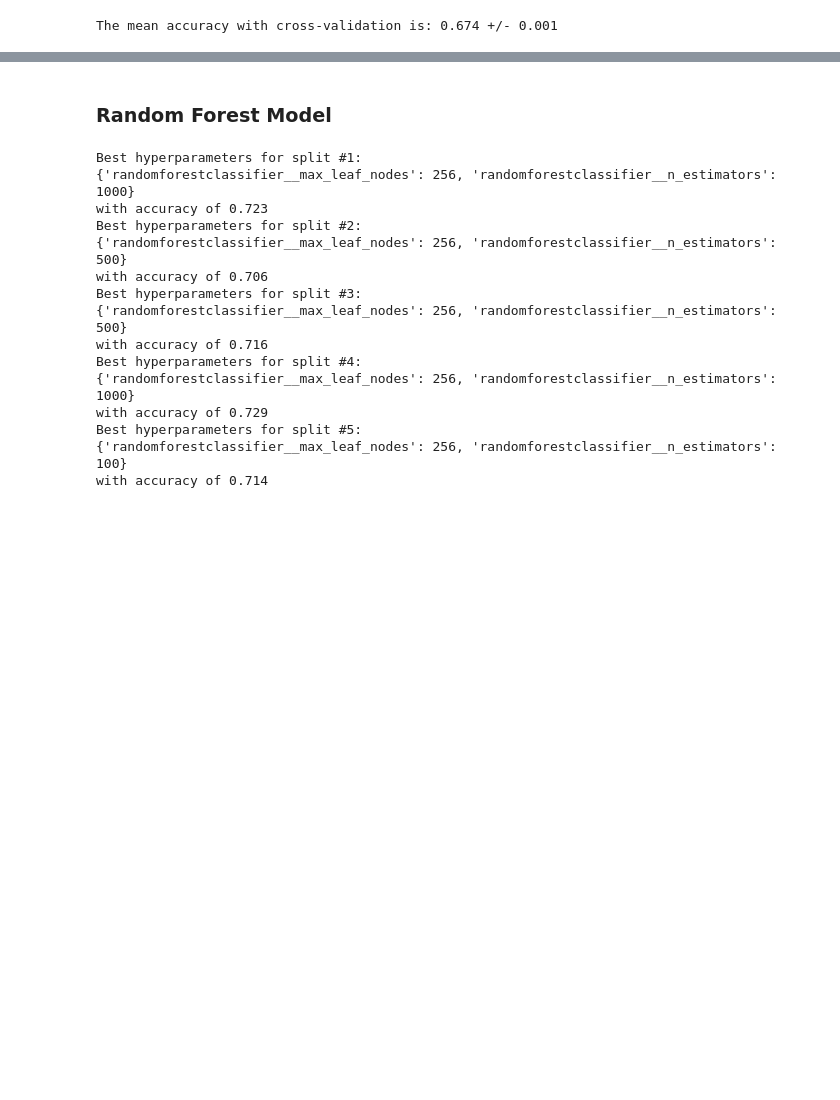
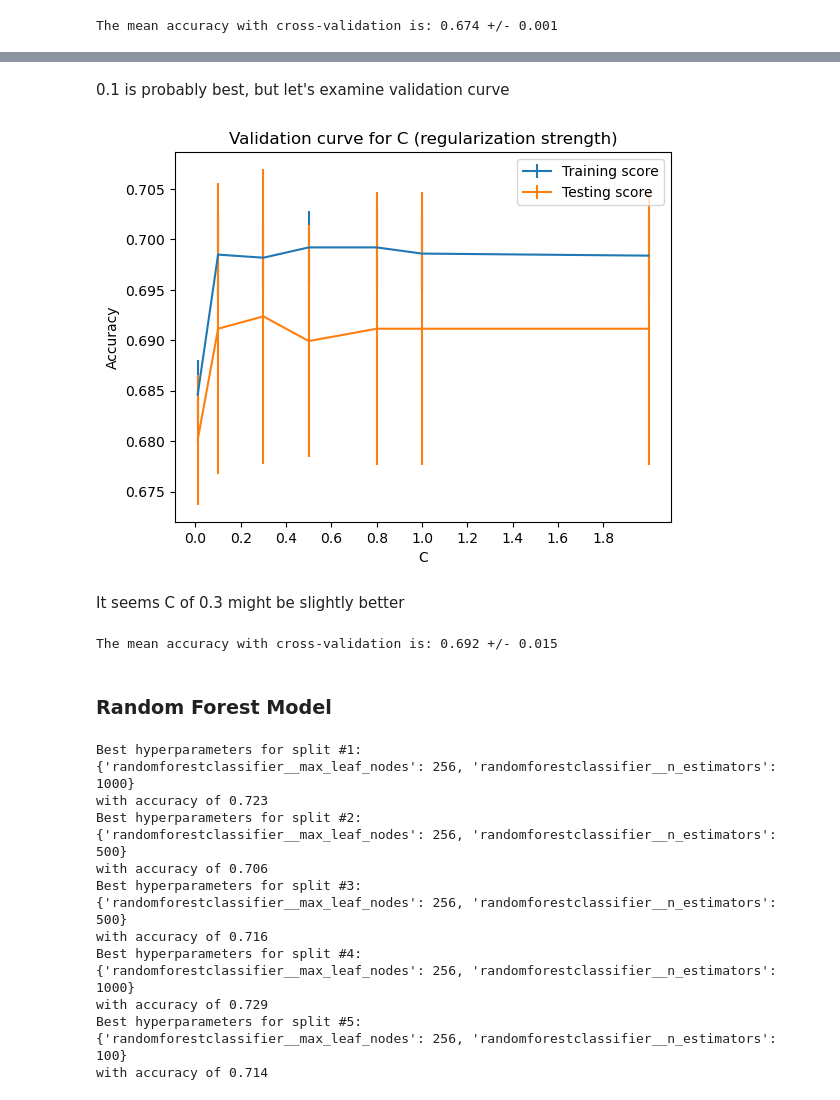
Before and after one commit to NRKako/machine_learning, a Jupyter notebook: self_harm.ipynb, the cells around one changed output, grey strips where cells are left out. Cells and saved outputs as stored; diff of their text form; code cells hidden in the pictures; blank space fills up the shorter version.

```diff
--- a/self_harm.ipynb
+++ b/self_harm.ipynb
@@ -467,0 +477,20 @@ The mean accuracy with cross-validation is: 0.674 +/- 0.001
+# %%
+# define preprocessor to encode categorical features and scale numeric features
+preprocessor = ColumnTransformer([
+    ('categorical', OneHotEncoder(handle_unknown = 'ignore'), categorical_columns),
+    ('numeric', StandardScaler(), numeric_columns)])
+# %%
+# hyperparameter tuning
+# define algorithm
+logreg = LogisticRegression(class_weight='balanced', random_state=0)
+
+# assemble steps into pipeline
+pipeline = make_pipeline(preprocessor, logreg)
+
+# hyperparameter values to try
+param_grid =  {
+    'logisticregression__C': [0.1, 0.5, 1, 2, 5, 10]}
+
+grid_search = GridSearchCV(pipeline, param_grid=param_grid, n_jobs=2)
+
+cv_results = cross_validate(grid_search, predictors, target, n_jobs=2, return_estimator=True)
@@ -467,0 +521,20 @@ The mean accuracy with cross-validation is: 0.674 +/- 0.001
+# %% [markdown]
+0.1 is probably best, but let's examine validation curve
+# %%
+# generate validation curve for n_estimators
+C_values = [0.01, 0.1, 0.3, 0.5, 0.8, 1, 2]
+train_scores, test_scores = validation_curve(
+    pipeline, predictors, target, param_name='logisticregression__C', param_range=C_values, scoring='accuracy', n_jobs=2)
+# %%
+# plot validation curve for n_estimators
+plt.errorbar(C_values, train_scores.mean(axis=1), yerr=train_scores.std(axis=1), label="Training score")
+plt.errorbar(C_values, test_scores.mean(axis=1), yerr=test_scores.std(axis=1), label="Testing score")
+plt.legend()
+plt.xticks(np.arange(0, 2, 0.2))
+plt.xlabel("C")
+plt.ylabel("Accuracy")
+_ = plt.title("Validation curve for C (regularization strength)")
+# %% [output]
+[figure, added]
+# %% [markdown]
+It seems C of 0.3 might be slightly better
@@ -468,3 +547,8 @@ The mean accuracy with cross-validation is: 0.674 +/- 0.001
+# %%
+print('The mean accuracy with cross-validation is: '
+      f'{logreg_results["test_score"].mean():.3f} +/- {logreg_results["test_score"].std():.3f}')
+# %% [output]
+The mean accuracy with cross-validation is: 0.692 +/- 0.015
 # %% [markdown]
 ### Random Forest Model
 # %%
```
Also changed, not shown: parts of 14 cells of this notebook.
